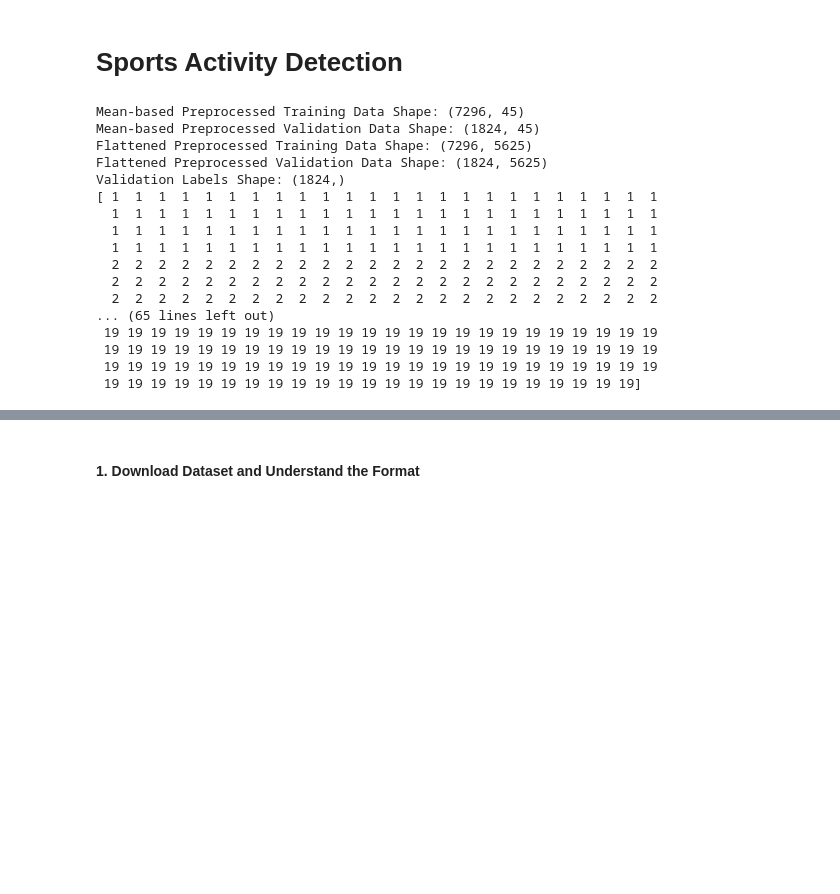
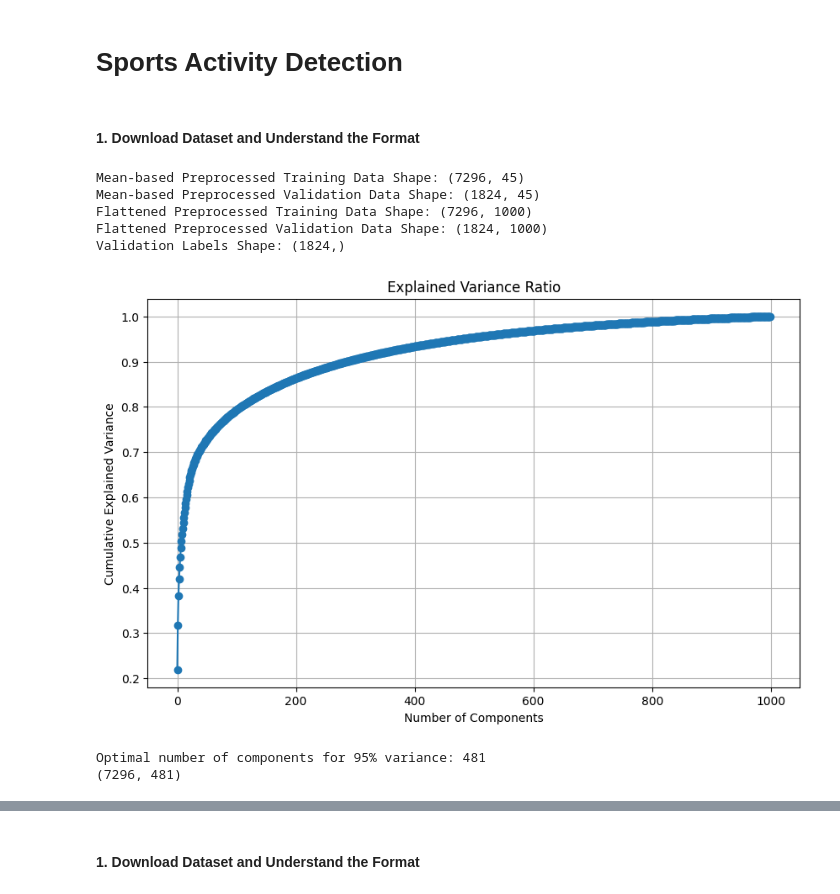
Before and after one commit to membaby/sports-activity-detection, a Jupyter notebook: main.ipynb, the cells around one changed output, grey strips where cells are left out. Saved outputs shown, nothing was run; the diff lists cells and outputs as text; code cells hidden in the pictures; blank space fills up the shorter version.

Commit message:
Applying pca on flattened data (best number of pca components) ,K means implementation , comparing results

```diff
--- a/main.ipynb
+++ b/main.ipynb
@@ -1,5 +1,7 @@
 # %% [markdown]
 # Sports Activity Detection
+# %% [markdown]
+#### 1. Download Dataset and Understand the Format
 # %%
 import numpy as np
 import pandas as pd
@@ -50,6 +53,12 @@ def preprocess_and_reduce_dimension(data_path):
     X_val_flattened = np.array(X_val_flattened)
     y_val = np.array(y_val)
 
+    #reducing dimensions using pca
+    pca=PCA(n_components=1000)
+    X_train_flattened=pca.fit_transform(X_train_flattened)
+    X_val_flattened=pca.transform(X_val_flattened)
+
+
     return X_train_means, X_val_means, X_train_flattened, X_val_flattened, y_val
 
 X_train_means, X_val_means, X_train_flattened, X_val_flattened, y_val = preprocess_and_reduce_dimension(data_path)
@@ -65,18 +74,30 @@ print("Validation Labels Shape:", y_val.shape)
 # %% [output]
 Mean-based Preprocessed Training Data Shape: (7296, 45)
 Mean-based Preprocessed Validation Data Shape: (1824, 45)
-Flattened Preprocessed Training Data Shape: (7296, 5625)
-Flattened Preprocessed Validation Data Shape: (1824, 5625)
+Flattened Preprocessed Training Data Shape: (7296, 1000)
+Flattened Preprocessed Validation Data Shape: (1824, 1000)
 Validation Labels Shape: (1824,)
-[ 1  1  1  1  1  1  1  1  1  1  1  1  1  1  1  1  1  1  1  1  1  1  1  1
-  1  1  1  1  1  1  1  1  1  1  1  1  1  1  1  1  1  1  1  1  1  1  1  1
-  1  1  1  1  1  1  1  1  1  1  1  1  1  1  1  1  1  1  1  1  1  1  1  1
-  1  1  1  1  1  1  1  1  1  1  1  1  1  1  1  1  1  1  1  1  1  1  1  1
-  2  2  2  2  2  2  2  2  2  2  2  2  2  2  2  2  2  2  2  2  2  2  2  2
-  2  2  2  2  2  2  2  2  2  2  2  2  2  2  2  2  2  2  2  2  2  2  2  2
-  2  2  2  2  2  2  2  2  2  2  2  2  2  2  2  2  2  2  2  2  2  2  2  2
-... (65 lines left out)
- 19 19 19 19 19 19 19 19 19 19 19 19 19 19 19 19 19 19 19 19 19 19 19 19
- 19 19 19 19 19 19 19 19 19 19 19 19 19 19 19 19 19 19 19 19 19 19 19 19
- 19 19 19 19 19 19 19 19 19 19 19 19 19 19 19 19 19 19 19 19 19 19 19 19
- 19 19 19 19 19 19 19 19 19 19 19 19 19 19 19 19 19 19 19 19 19 19 19]
+# %%
+cov_matrix = np.cov(X_train_flattened, rowvar=False)
+pca = PCA()
+pca.fit(X_train_flattened)
+
+plt.figure(figsize=(10,6))
+plt.plot(np.cumsum(pca.explained_variance_ratio_), marker='o', linestyle='-')
+plt.xlabel('Number of Components')
+plt.ylabel('Cumulative Explained Variance')
+plt.title('Explained Variance Ratio')
+plt.grid(True)
+plt.show()
+
+cumulative_variance = np.cumsum(pca.explained_variance_ratio_)
+optimal_num_components = np.argmax(cumulative_variance >= 0.95) + 1
+print("Optimal number of components for 95% variance:",optimal_num_components)
+
+pca_optimal = PCA(n_components=optimal_num_components)
+X_train_flattened= pca_optimal.fit_transform(X_train_flattened)
+print(X_train_flattened.shape)
+# %% [output]
+[figure, added]
+Optimal number of components for 95% variance: 481
+(7296, 481)
```
Also changed, not shown: parts of 4 cells of this notebook.
